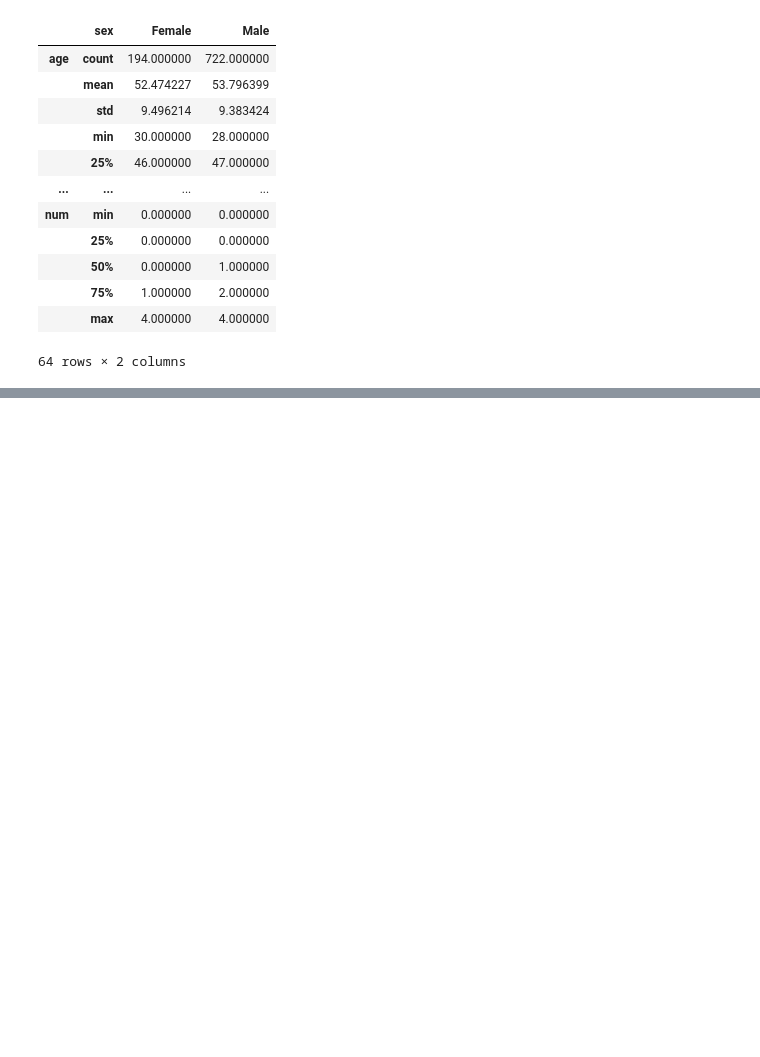
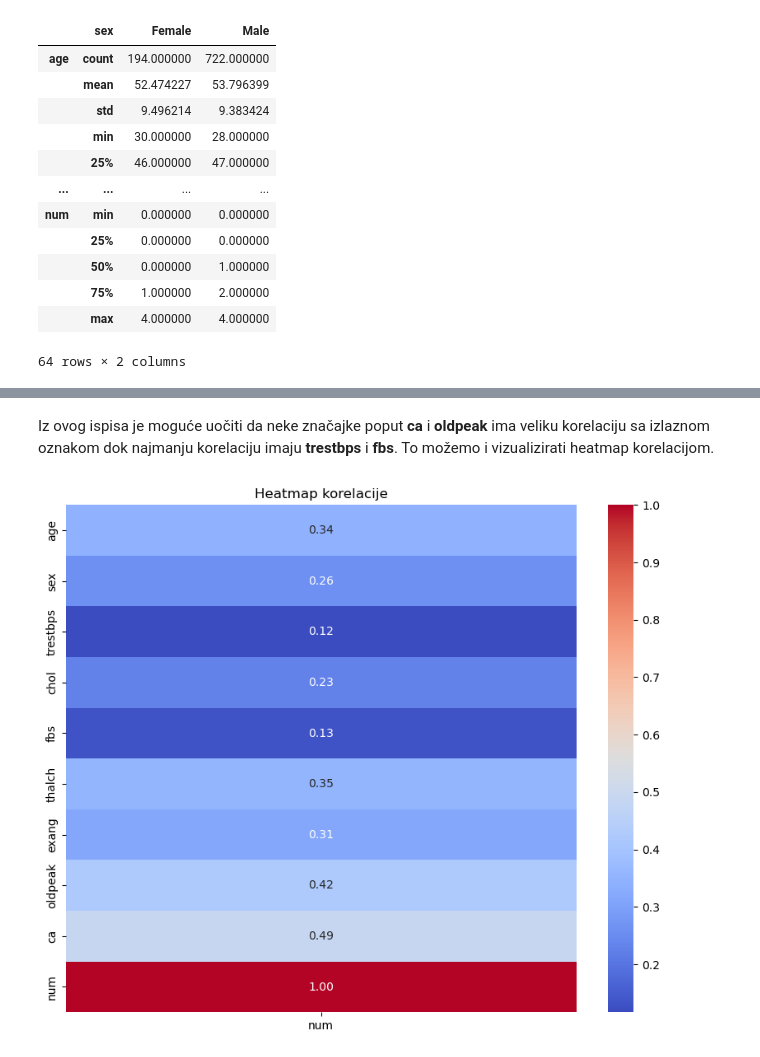
Before and after one commit to lucijaprodan/UZOP-project, a Jupyter notebook: ML_hf_analysis.ipynb, the cells around one changed output, grey strips where cells are left out. Saved outputs shown, nothing was run; the diff lists cells and outputs as text; code cells hidden in the pictures; blank space fills up the shorter version.

Commit message:
data visualization

```diff
--- a/ML_hf_analysis.ipynb
+++ b/ML_hf_analysis.ipynb
@@ -682,0 +677,3 @@ plt.show()
+# %%
+df2.replace({'Male': 1, 'Female': 0}, inplace=True)
+df2.describe()
@@ -682,0 +690,3 @@ plt.show()
+# %%
+correlation_df=df2.corr(numeric_only=True).abs()[["num"]]
+correlation_df
@@ -682,0 +705,9 @@ plt.show()
+# %% [markdown]
+Iz ovog ispisa je moguće uočiti da neke značajke poput **ca** i **oldpeak** ima veliku korelaciju sa izlaznom oznakom dok najmanju korelaciju imaju **trestbps** i **fbs**. To možemo i vizualizirati heatmap korelacijom.
+# %%
+plt.figure(figsize=(10, 8))
+sns.heatmap(correlation_df, annot=True, cmap='coolwarm', fmt='.2f')
+plt.title('Heatmap korelacije')
+plt.show()
+# %% [output]
+[figure, added]
```
Also changed, not shown: parts of 16 cells of this notebook.
